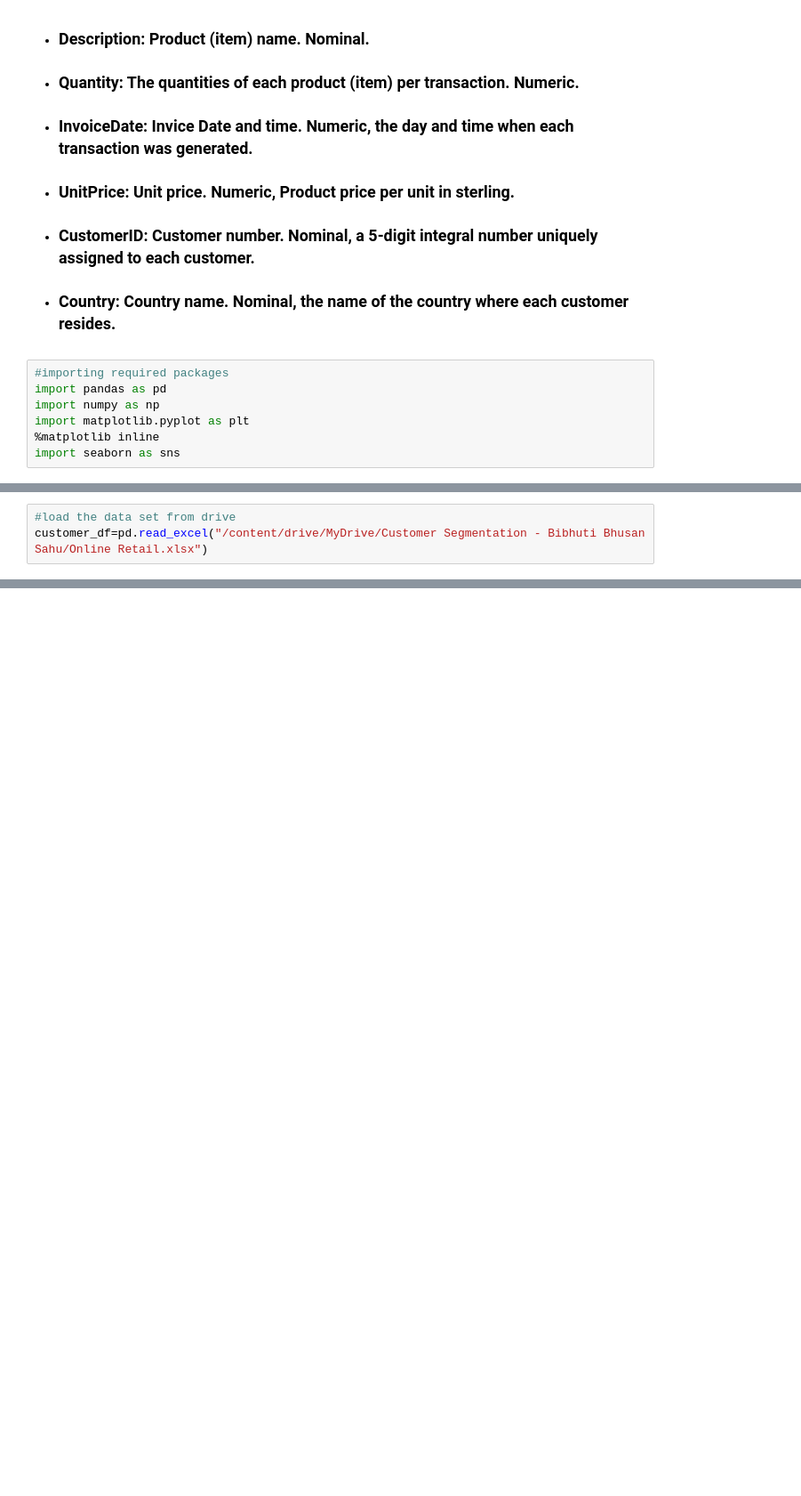
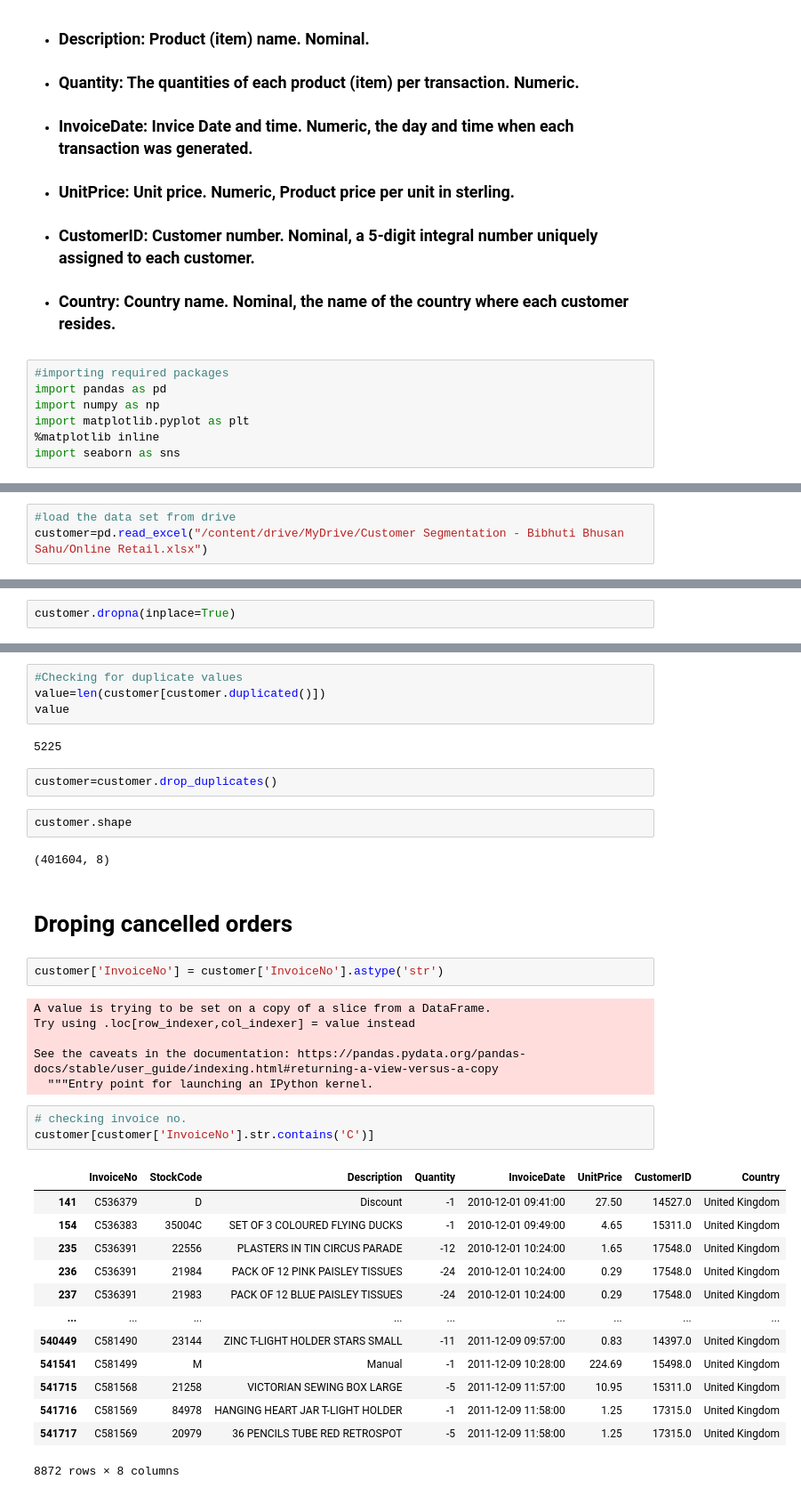
Before and after one commit to Bibhuti-MLAI/Customer-Segmentation, a Jupyter notebook: Online_Retail_Customer_Segmentation_Capstone_Project.ipynb, the cells around one changed output, grey strips where cells are left out. Shown: that part at 89% size. Saved outputs shown, nothing was run; the diff lists cells and outputs as text; blank space fills up the shorter version.

```diff
--- a/Online_Retail_Customer_Segmentation_Capstone_Project.ipynb
+++ b/Online_Retail_Customer_Segmentation_Capstone_Project.ipynb
@@ -34,4 +34,4 @@ Mounted at /content/drive
 # %%
 #load the data set from drive
-customer_df=pd.read_excel("/content/drive/MyDrive/Customer Segmentation - Bibhuti Bhusan Sahu/Online Retail.xlsx")
+customer=pd.read_excel("/content/drive/MyDrive/Customer Segmentation - Bibhuti Bhusan Sahu/Online Retail.xlsx")
 # %%
@@ -87,0 +130,2 @@ memory usage: 33.1+ MB
+# %%
+customer.dropna(inplace=True)
@@ -87,0 +150,39 @@ memory usage: 33.1+ MB
+# %%
+#Checking for duplicate values
+value=len(customer[customer.duplicated()])
+value
+# %% [output]
+5225
+# %%
+customer=customer.drop_duplicates()
+# %%
+customer.shape
+# %% [output]
+(401604, 8)
+# %% [markdown]
+# **Droping cancelled orders**
+# %%
+customer['InvoiceNo'] = customer['InvoiceNo'].astype('str')
+# %% [output]
+A value is trying to be set on a copy of a slice from a DataFrame.
+Try using .loc[row_indexer,col_indexer] = value instead
+
+See the caveats in the documentation: https://pandas.pydata.org/pandas-docs/stable/user_guide/indexing.html#returning-a-view-versus-a-copy
+  """Entry point for launching an IPython kernel.
+# %%
+# checking invoice no.
+customer[customer['InvoiceNo'].str.contains('C')]
+# %% [output]
+|  | InvoiceNo | StockCode | Description | Quantity | InvoiceDate | UnitPrice | CustomerID | Country |
+| 141 | C536379 | D | Discount | -1 | 2010-12-01 09:41:00 | 27.50 | 14527.0 | United Kingdom |
+| 154 | C536383 | 35004C | SET OF 3 COLOURED FLYING DUCKS | -1 | 2010-12-01 09:49:00 | 4.65 | 15311.0 | United Kingdom |
+| 235 | C536391 | 22556 | PLASTERS IN TIN CIRCUS PARADE | -12 | 2010-12-01 10:24:00 | 1.65 | 17548.0 | United Kingdom |
+| 236 | C536391 | 21984 | PACK OF 12 PINK PAISLEY TISSUES | -24 | 2010-12-01 10:24:00 | 0.29 | 17548.0 | United Kingdom |
+| 237 | C536391 | 21983 | PACK OF 12 BLUE PAISLEY TISSUES | -24 | 2010-12-01 10:24:00 | 0.29 | 17548.0 | United Kingdom |
+| ... | ... | ... | ... | ... | ... | ... | ... | ... |
+| 540449 | C581490 | 23144 | ZINC T-LIGHT HOLDER STARS SMALL | -11 | 2011-12-09 09:57:00 | 0.83 | 14397.0 | United Kingdom |
+| 541541 | C581499 | M | Manual | -1 | 2011-12-09 10:28:00 | 224.69 | 15498.0 | United Kingdom |
+| 541715 | C581568 | 21258 | VICTORIAN SEWING BOX LARGE | -5 | 2011-12-09 11:57:00 | 10.95 | 15311.0 | United Kingdom |
+| 541716 | C581569 | 84978 | HANGING HEART JAR T-LIGHT HOLDER | -1 | 2011-12-09 11:58:00 | 1.25 | 17315.0 | United Kingdom |
+| 541717 | C581569 | 20979 | 36 PENCILS TUBE RED RETROSPOT | -5 | 2011-12-09 11:58:00 | 1.25 | 17315.0 | United Kingdom |
+8872 rows × 8 columns
```
Also changed, not shown: parts of 18 cells of this notebook.
